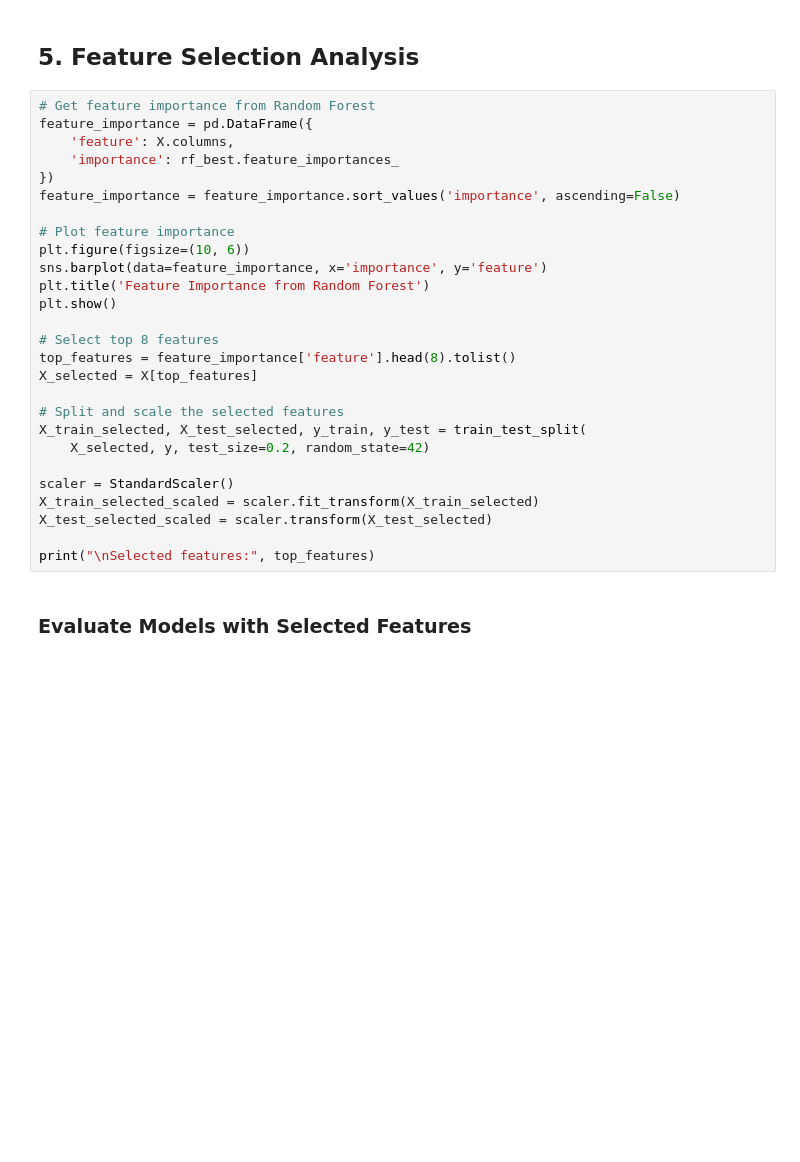
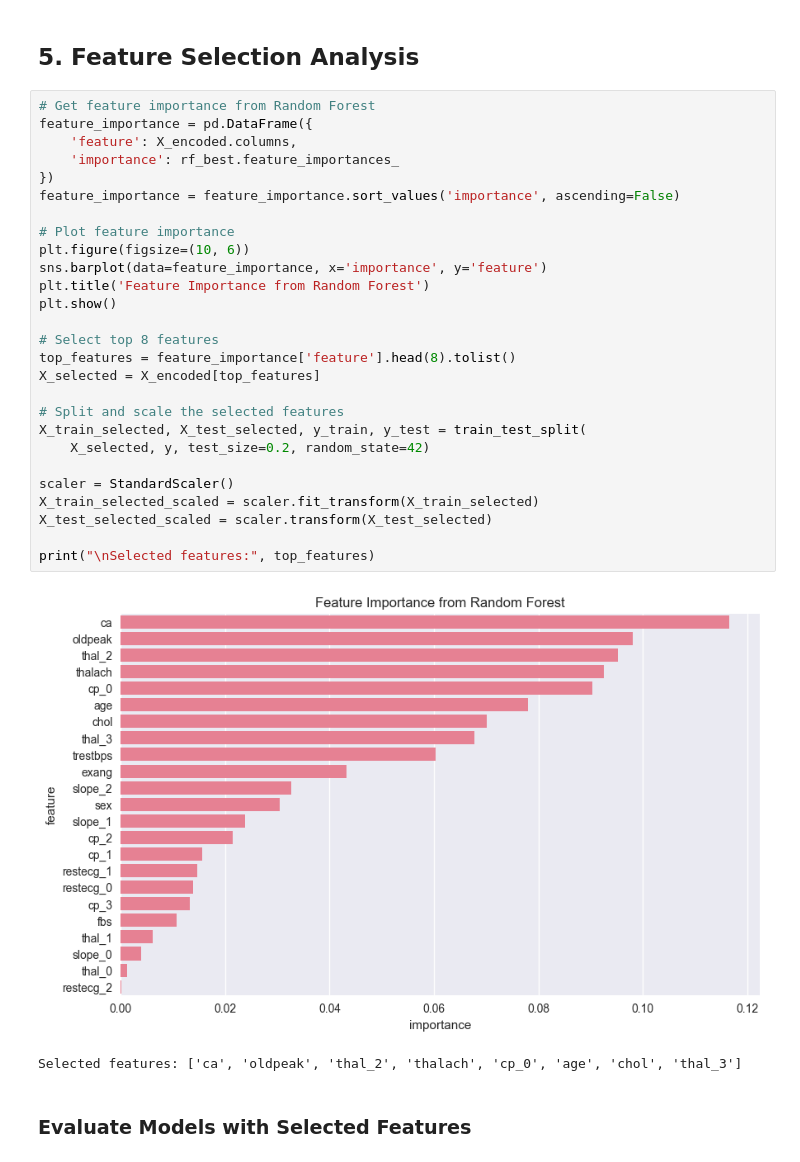
Before and after one commit to carul17/GBC_AMML_Project_Personal, a Jupyter notebook: heart_disease_analysis.ipynb, the cells around one changed output. Cells and saved outputs as stored; diff of their text form; blank space fills up the shorter version.

Commit message:
rename X_train_scaled and X_test_scaled to X_train and X_test. Adjust feature selection code to use X_encoded instead of X.

```diff
--- a/heart_disease_analysis.ipynb
+++ b/heart_disease_analysis.ipynb
@@ -454,30 +693,33 @@ evaluate_model(svm_best, X_train, X_test, y_train, y_test, "Tuned SVM")
 # %%
 # Get feature importance from Random Forest
 feature_importance = pd.DataFrame({
-    'feature': X.columns,
+    'feature': X_encoded.columns,
     'importance': rf_best.feature_importances_
 })
 feature_importance = feature_importance.sort_values('importance', ascending=False)
 
 # Plot feature importance
 plt.figure(figsize=(10, 6))
 sns.barplot(data=feature_importance, x='importance', y='feature')
 plt.title('Feature Importance from Random Forest')
 plt.show()
 
 # Select top 8 features
 top_features = feature_importance['feature'].head(8).tolist()
-X_selected = X[top_features]
+X_selected = X_encoded[top_features]
 
 # Split and scale the selected features
 X_train_selected, X_test_selected, y_train, y_test = train_test_split(
     X_selected, y, test_size=0.2, random_state=42)
 
 scaler = StandardScaler()
 X_train_selected_scaled = scaler.fit_transform(X_train_selected)
 X_test_selected_scaled = scaler.transform(X_test_selected)
 
 print("\nSelected features:", top_features)
+# %% [output]
+[figure, added]
+Selected features: ['ca', 'oldpeak', 'thal_2', 'thalach', 'cp_0', 'age', 'chol', 'thal_3']
 # %% [markdown]
 ### Evaluate Models with Selected Features
 # %%
```
Also changed, not shown: parts of 20 cells of this notebook.
